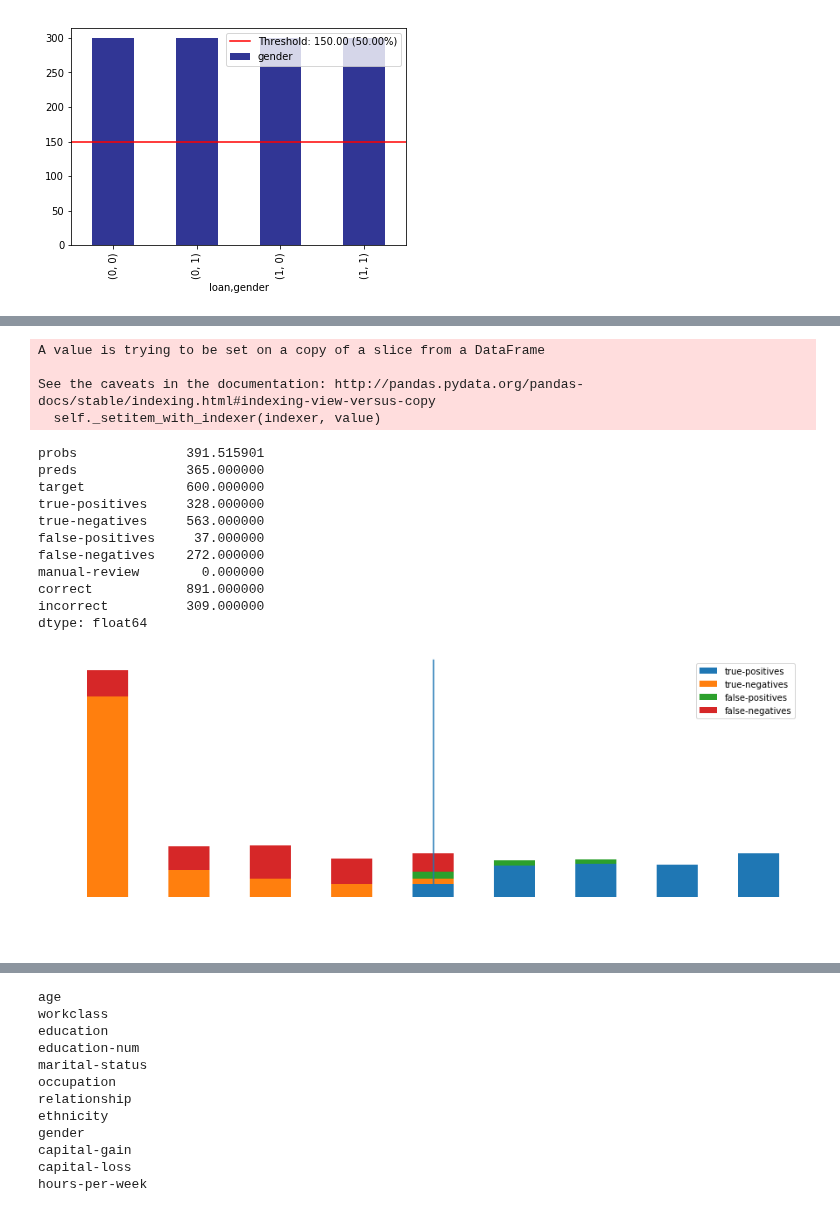
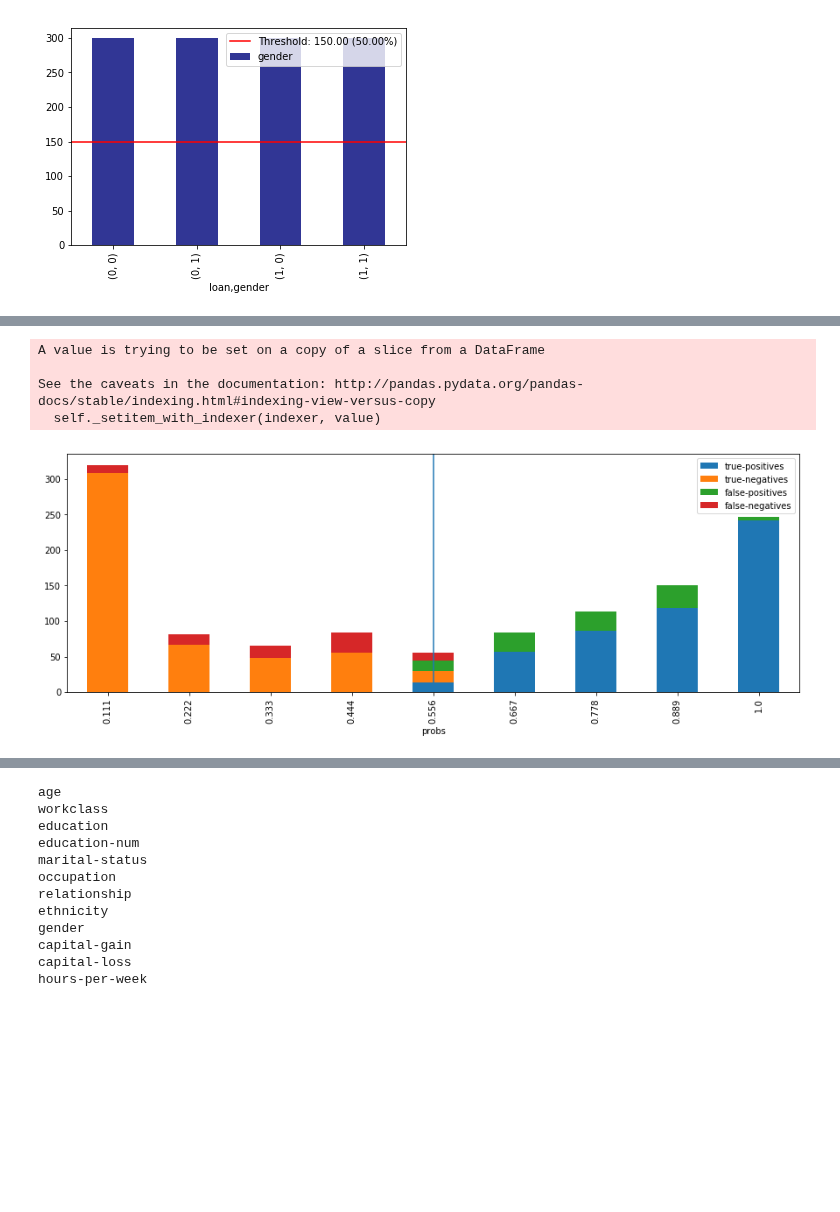
Before and after one commit to EthicalML/xai, a Jupyter notebook: examples/XAI Example Usage.ipynb, the cells around one changed output, grey strips where cells are left out. Cells and saved outputs as stored; diff of their text form; code cells hidden in the pictures; blank space fills up the shorter version.

```diff
--- a/examples/XAI Example Usage.ipynb
+++ b/examples/XAI Example Usage.ipynb
@@ -233,26 +224,15 @@ dtype: float64
 # %%
 d = xai.smile_imbalance(
     y_test,
     probabilities,
     display_breakdown=True)
-d.sum()
+# d.sum()
 # %% [output]
 A value is trying to be set on a copy of a slice from a DataFrame
 
 See the caveats in the documentation: http://pandas.pydata.org/pandas-docs/stable/indexing.html#indexing-view-versus-copy
   self._setitem_with_indexer(indexer, value)
-probs              391.515901
-preds              365.000000
-target             600.000000
-true-positives     328.000000
-true-negatives     563.000000
-false-positives     37.000000
-false-negatives    272.000000
-manual-review        0.000000
-correct            891.000000
-incorrect          309.000000
-dtype: float64
-[figure, old version]
+[figure, new version]
 # %%
 d = xai.smile_imbalance(
     y_test,
```
Also changed, not shown: parts of 11 cells of this notebook, 12 other files.
